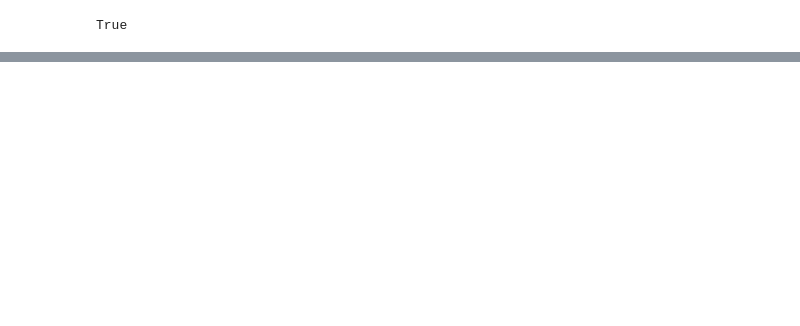
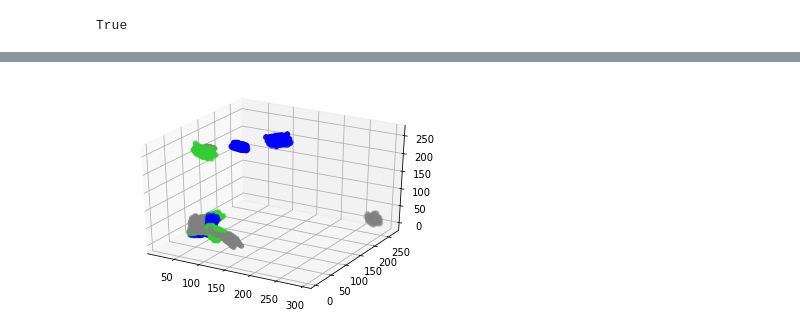
Before and after one commit to lillux/morphoscanner, a Jupyter notebook: sap_analysis.ipynb, the cells around one changed output, grey strips where cells are left out. Drawn from its saved outputs; the diff is of its cells as text; code cells hidden in the pictures; blank space fills up the shorter version.

```diff
--- a/sap_analysis.ipynb
+++ b/sap_analysis.ipynb
@@ -3786,2 +3883,4 @@ trj.plot_graph(1000)
 # %%
-trj.plot_frame_aggregate(1000)
+trj.plot_frame_aggregate(150)
+# %% [output]
+[figure, added]
```
Also changed, not shown: parts of 33 cells of this notebook, 2 other files.
